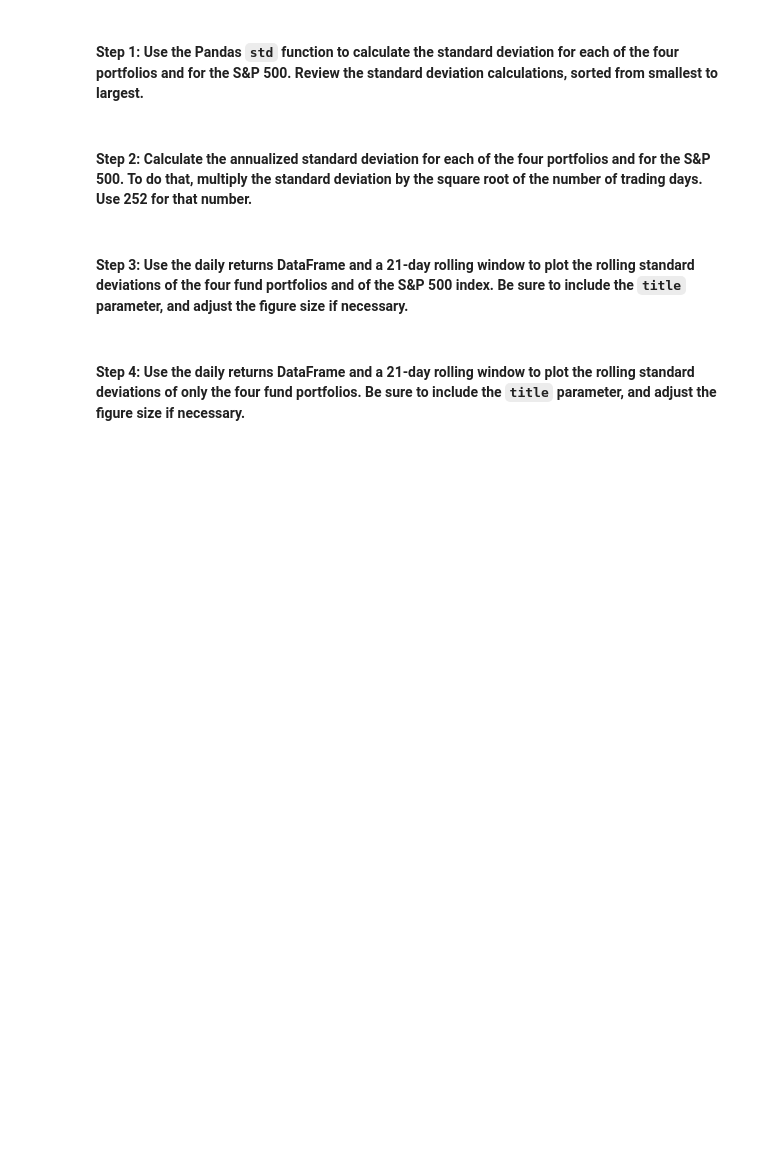
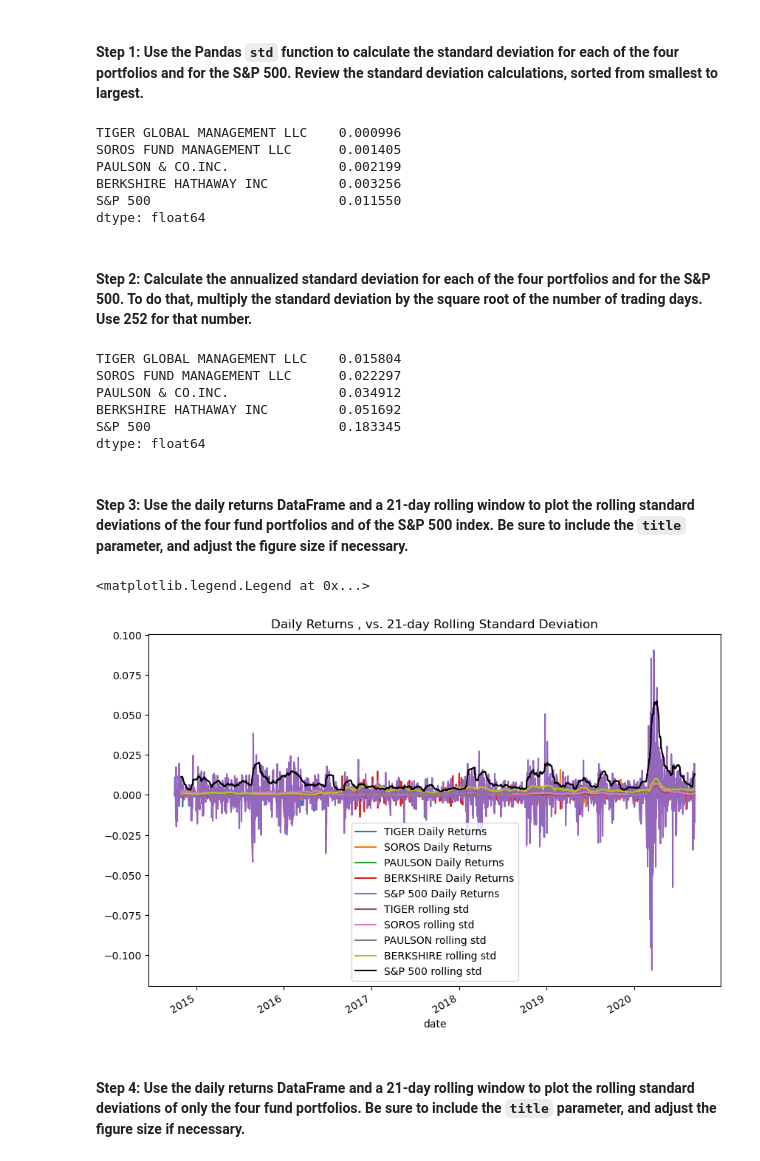
Before and after one commit to najibabounasr/Berkley-Bootcamp---Risk-Return-Analysis-Program, a Jupyter notebook: risk_return_analysis.ipynb, the cells around one changed output. Drawn from its saved outputs; the diff is of its cells as text; code cells hidden in the pictures; blank space fills up the shorter version.

```diff
--- a/risk_return_analysis.ipynb
+++ b/risk_return_analysis.ipynb
@@ -248,12 +247,29 @@ Evaluate the risk profile of each portfolio by using the standard deviation and
 # %%
 # Calculate and sort the standard deviation for all 4 portfolios and the S&P 500
 # Review the standard deviations sorted smallest to largest
-# YOUR CODE HERE
+whale_navs_std = whale_navs_daily_returns.std()
+whale_navs_std.sort_values()
+# %% [output]
+TIGER GLOBAL MANAGEMENT LLC    0.000996
+SOROS FUND MANAGEMENT LLC      0.001405
+PAULSON & CO.INC.              0.002199
+BERKSHIRE HATHAWAY INC         0.003256
+S&P 500                        0.011550
+dtype: float64
 # %% [markdown]
 #### Step 2: Calculate the annualized standard deviation for each of the four portfolios and for the S&P 500. To do that, multiply the standard deviation by the square root of the number of trading days. Use 252 for that number.
 # %%
 # Calculate and sort the annualized standard deviation (252 trading days) of the 4 portfolios and the S&P 500
 # Review the annual standard deviations smallest to largest
-# YOUR CODE HERE
+trading_days = 252
+annualized_std = whale_navs_std * np.sqrt(trading_days)
+annualized_std.sort_values()
+# %% [output]
+TIGER GLOBAL MANAGEMENT LLC    0.015804
+SOROS FUND MANAGEMENT LLC      0.022297
+PAULSON & CO.INC.              0.034912
+BERKSHIRE HATHAWAY INC         0.051692
+S&P 500                        0.183345
+dtype: float64
 # %% [markdown]
 #### Step 3: Use the daily returns DataFrame and a 21-day rolling window to plot the rolling standard deviations of the four fund portfolios and of the S&P 500 index. Be sure to include the `title` parameter, and adjust the figure size if necessary.
@@ -265,2 +276,17 @@ Evaluate the risk profile of each portfolio by using the standard deviation and
+# %%
+# Using the daily returns DataFrame and a 21-day rolling window,
+# plot the rolling standard deviation of the 4 portfolios and the S&P 500
+# Include a title parameter and adjust the figure size
+ax = whale_navs_daily_returns.plot(kind='line',figsize=(10,7), title="Daily Returns , vs. 21-day Rolling Standard Deviation")
+whale_navs_daily_returns['TIGER GLOBAL MANAGEMENT LLC'].rolling(window=21).std().plot(ax=ax)
+whale_navs_daily_returns['SOROS FUND MANAGEMENT LLC'].rolling(window=21).std().plot(ax=ax)
+whale_navs_daily_returns['PAULSON & CO.INC.'].rolling(window=21).std().plot(ax=ax)
+whale_navs_daily_returns['BERKSHIRE HATHAWAY INC'].rolling(window=21).std().plot(ax=ax)
+whale_navs_daily_returns['S&P 500'].rolling(window=21).std().plot(ax=ax,color='black')
+# Note : please check the code for the correct label-color combinations, not the label itself.
+ax.legend(["TIGER Daily Returns", 'SOROS Daily Returns','PAULSON Daily Returns','BERKSHIRE Daily Returns','S&P 500 Daily Returns', 'TIGER rolling std', 'SOROS rolling std', 'PAULSON rolling std', 'BERKSHIRE rolling std', 'S&P 500 rolling std'])
+# %% [output]
+<matplotlib.legend.Legend at 0x...>
+[figure, added]
 # %% [markdown]
 #### Step 4: Use the daily returns DataFrame and a 21-day rolling window to plot the rolling standard deviations of only the four fund portfolios. Be sure to include the `title` parameter, and adjust the figure size if necessary.
```
Also changed, not shown: parts of 15 cells of this notebook.
